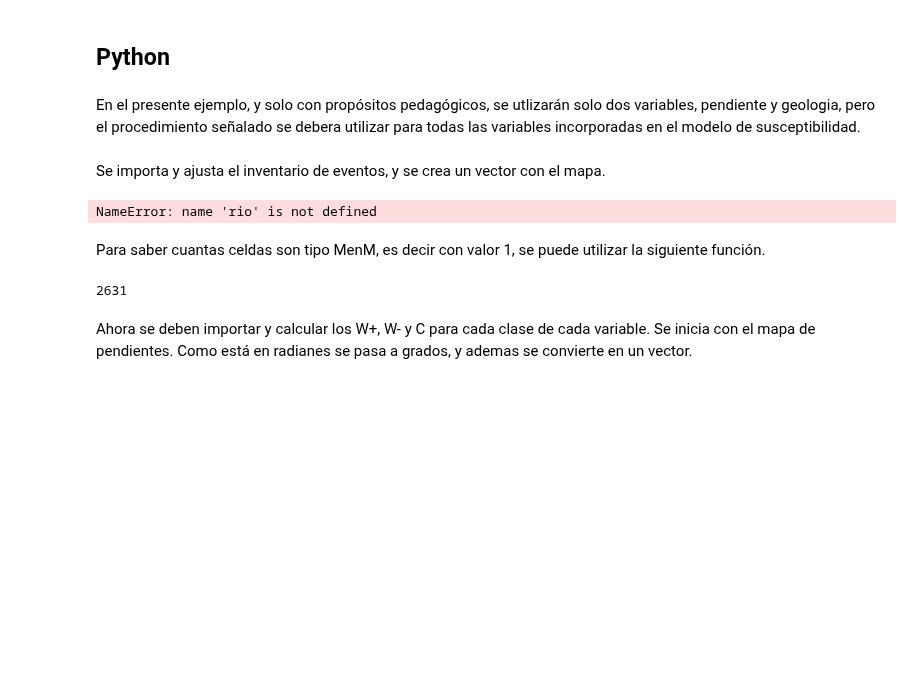
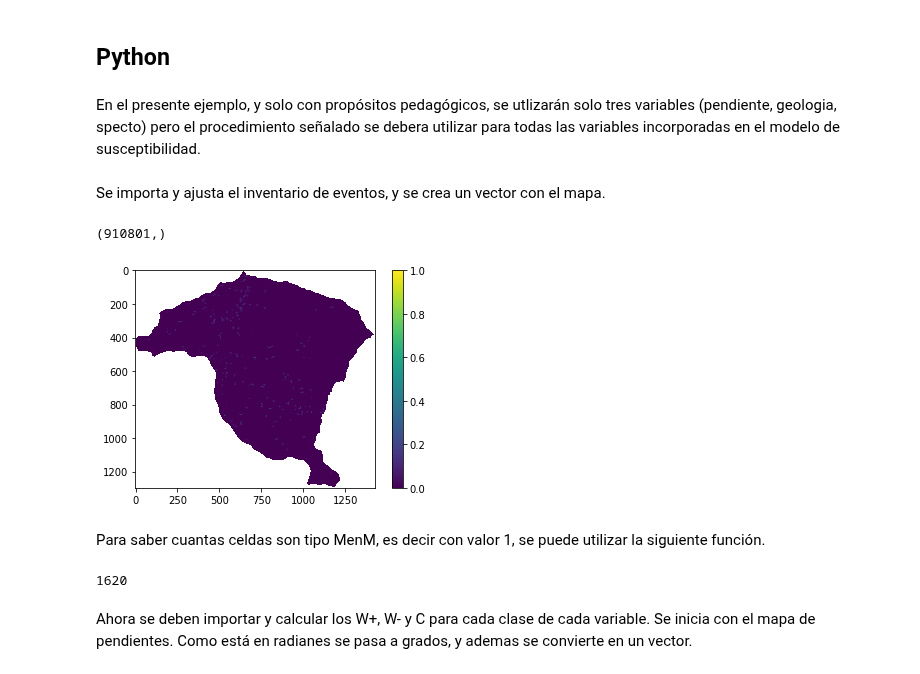
Before and after one commit to edieraristizabal/Libro_cartoGeotecnia, a Jupyter notebook: _sources/08_bivariado.ipynb, the cells around one changed output. Saved outputs shown, nothing was run; the diff lists cells and outputs as text; code cells hidden in the pictures; blank space fills up the shorter version.

```diff
--- a/_sources/08_bivariado.ipynb
+++ b/_sources/08_bivariado.ipynb
@@ -102,5 +102,5 @@ Donde PPa es la probabilidad condicional de la ocurrencia de un deslizamiento en
 # %% [markdown]
 ## Python
 # %% [markdown]
-En el presente ejemplo, y solo con propósitos pedagógicos, se utlizarán solo dos variables, pendiente y geologia, pero el procedimiento señalado se debera utilizar para todas las variables incorporadas en el modelo de susceptibilidad.
+En el presente ejemplo, y solo con propósitos pedagógicos, se utlizarán solo tres variables (pendiente, geologia, specto) pero el procedimiento señalado se debera utilizar para todas las variables incorporadas en el modelo de susceptibilidad.
 # %%
@@ -115,26 +111,27 @@ import pandas as pd
 # %% [markdown]
 Se importa y ajusta el inventario de eventos, y se crea un vector con el mapa.
 # %%
-raster = rio.open('G:/My Drive/ANALISIS ESPACIAL APLICADO/datos/raster/inventario.tif')
+raster = rio.open('https://github.com/edieraristizabal/Libro_cartoGeotecnia/blob/master/data/Inventario_MenM.tif?raw=true')
 inventario=raster.read(1)
-raster_mask = rio.open('G:/My Drive/ANALISIS ESPACIAL APLICADO/datos/raster/slope_rad')
+raster_mask = rio.open('https://github.com/edieraristizabal/Libro_cartoGeotecnia/blob/master/data/Pendiente.tif?raw=true')
 msk=raster_mask.read_masks(1)
 msk=np.where(msk==255,1,np.nan)
 inventario=msk*inventario
-inventario=np.where(inventario==1,0,inventario)
-inventario=np.where(inventario==2,1,inventario)
 inventario_vector=inventario.ravel()
 inventario_vector_MenM=inventario_vector[~np.isnan(inventario_vector)]
-show(inventario);
+plt.imshow(inventario)
+plt.colorbar()
+inventario_vector_MenM.shape
 # %% [output]
-NameError: name 'rio' is not defined
+(910801,)
+[figure, added]
 # %% [markdown]
 Para saber cuantas celdas son tipo MenM, es decir con valor 1, se puede utilizar la siguiente función.
 # %%
 MenM=(inventario_vector_MenM == 1).sum()
 print(MenM)
 # %% [output]
-2631
+1620
 # %% [markdown]
 Ahora se deben importar y calcular los W+, W- y C para cada clase de cada variable. Se inicia con el mapa de pendientes. Como está en radianes se pasa a grados, y ademas se convierte en un vector.
 # %%
```
Also changed, not shown: parts of 34 cells of this notebook, 17 other files.
